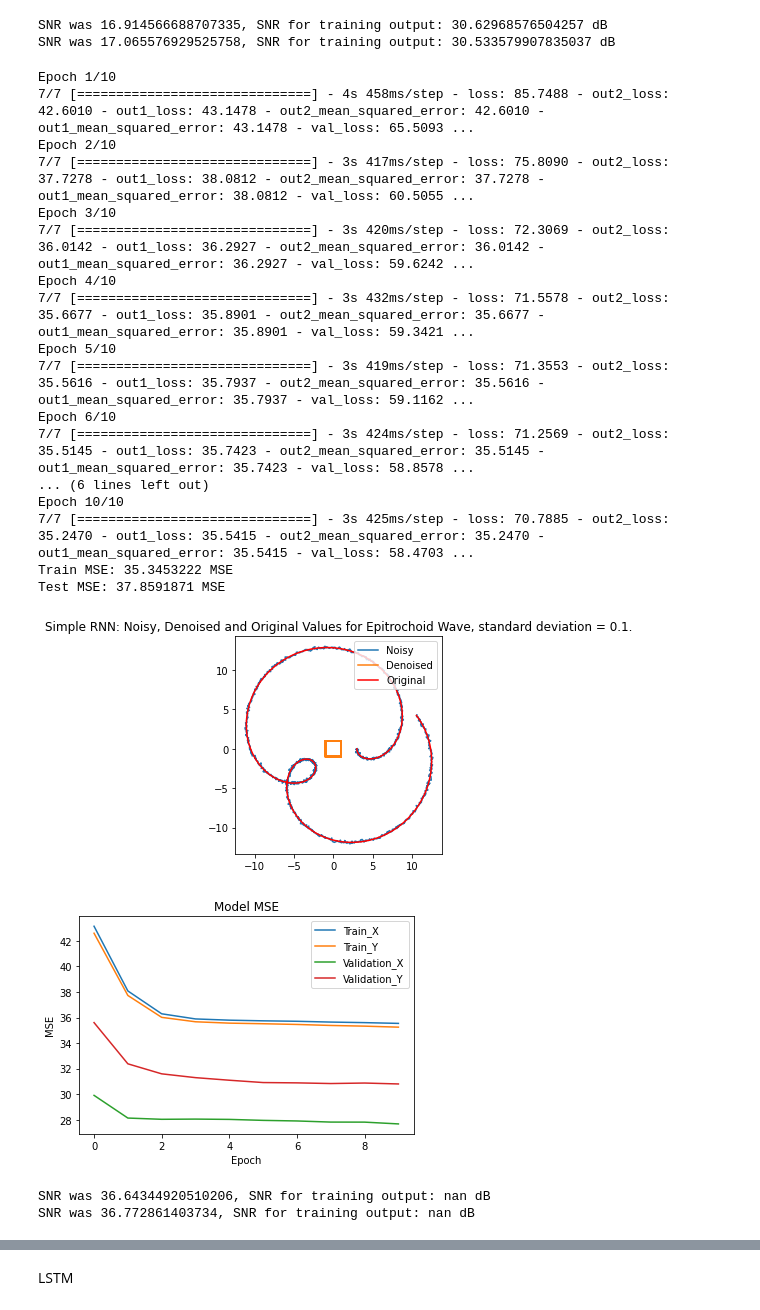
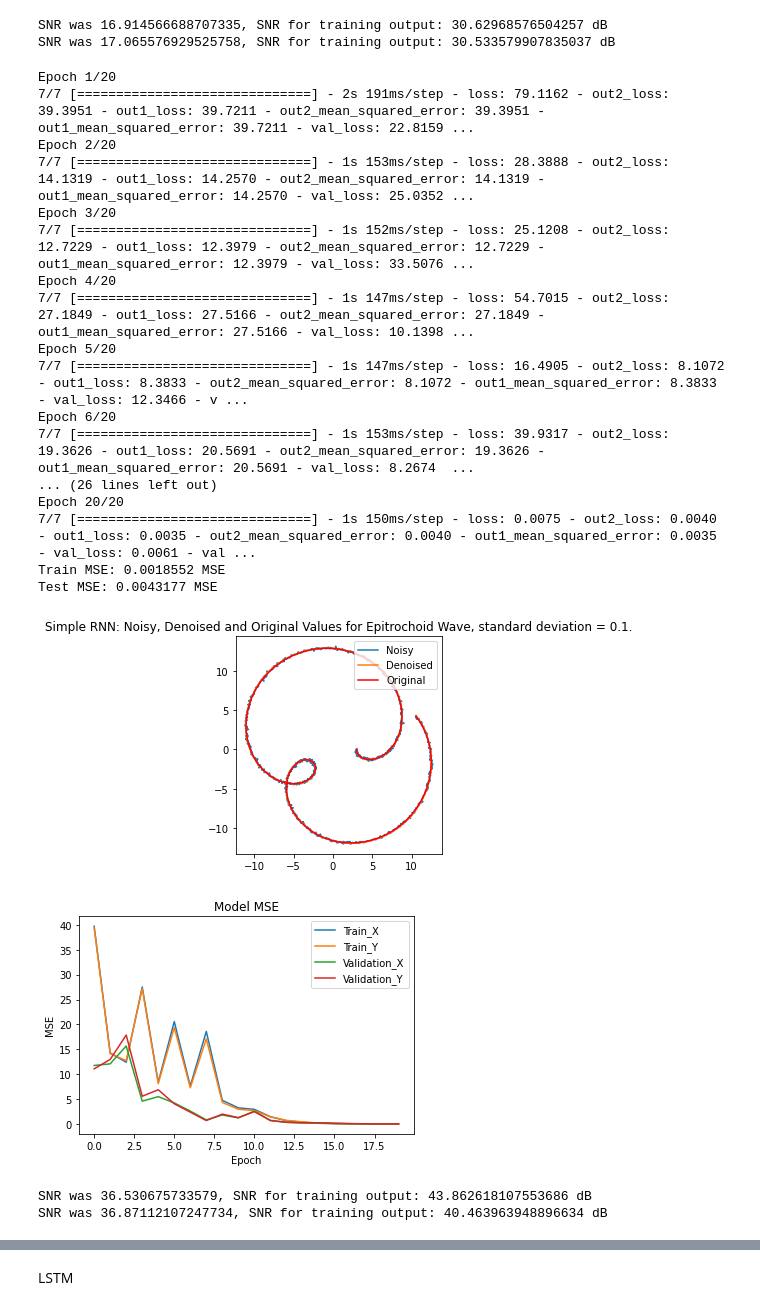
Before and after one commit to asadian98/Deep-Learning-Course-EE25647, a Jupyter notebook: HW3/HW3_Q2.ipynb, the cells around one changed output, grey strips where cells are left out. Cells and saved outputs as stored; diff of their text form; code cells hidden in the pictures.

```diff
--- a/HW3/HW3_Q2.ipynb
+++ b/HW3/HW3_Q2.ipynb
@@ -116,11 +116,11 @@ def plot_result(trainY, testY, train_predict, test_predict, Signal_name, std, Si
     else:
       plt.title('Simple RNN: Denoised Values for {}, standard deviation = {}. The Black Line Separates The Training And Test Examples'.format(Signal_name, std))
 
-def plot_result2(trainY, train_predict, Signal_name, std, Signal, LSTM_flag):
+def plot_result2(trainY, train_predict, Signal_name, std, Signal, LSTM_flag, time_steps):
 
     figure, axes = plt.subplots(1)
     axes.plot(trainY[0, :, 0], trainY[0, :, 1])
-    axes.plot(train_predict[:, 0], train_predict[:, 1])
+    axes.plot(train_predict[:time_steps, 0], train_predict[:time_steps, 1])
     axes.plot(Signal[:len(trainY[0, :, 0]), 0], Signal[:len(trainY[0, :, 0]), 1], color = 'r')
     plt.legend(['Noisy', 'Denoised', 'Original'])
     axes.set_aspect(1)
@@ -172,23 +172,23 @@ def create_RNN(lr, LSTM_flag, num_units, dim, time_steps):
       x = SimpleRNN(num_units, activation='tanh')(inputLayer)
 
     if(dim == 2):
-      y1_output = Dense(units=1000, activation='tanh', name='out1')(x)
-      y2_output = Dense(units=1000, activation='tanh', name='out2')(x)
+      y1_output = Dense(units=time_steps, name='out1')(x)
+      y2_output = Dense(units=time_steps, name='out2')(x)
 
       model = tf.keras.Model(inputLayer, outputs=[y2_output, y1_output])
     else:
-      y_output = Dense(units=1000, activation='tanh')(x)
+      y_output = Dense(units=time_steps)(x)
       model = tf.keras.Model(inputLayer, outputs=y_output)
 
     opt = tf.keras.optimizers.Adam(learning_rate=lr)
     model.compile(loss='mean_squared_error', optimizer=opt, metrics = 'mean_squared_error')
     return model
 
-def process(Signal, std, Signal_name, verbose, LSTM_flag = 0, lr = 0.001, batch_size = 1, number_of_epochs = 10, gridflag = 0, noise_time = 0, dim = 1):
+def process(Signal, std, Signal_name, verbose, LSTM_flag = 0, lr = 0.001, batch_size = 1, number_of_epochs = 10, gridflag = 0, noise_time = 0, dim = 1, time_steps = 1000):
   if(noise_time == 0):
     Signal_noisy = Signal + np.random.normal(0,std,size=Signal.shape)
   else:
-    Signal_noisy = [Signal[((i)*1000):((i+1)*1000)] + np.random.normal(i/10, std*i,size = Signal[((i)*1000):((i+1)*1000)].shape) for i in range(int(len(Signal)/1000))]
+    Signal_noisy = [Signal[((i)*time_steps):((i+1)*time_steps)] + np.random.normal(i/10, std*i,size = Signal[((i)*time_steps):((i+1)*time_steps)].shape) for i in range(int(len(Signal)/time_steps))]
 
   train_noisy = Signal_noisy[0:int(0.7*len(Signal_noisy))]
   valid_noisy = Signal_noisy[int(0.7*len(Signal_noisy)):int(0.8*len(Signal_noisy))]
@@ -198,12 +198,11 @@ def process(Signal, std, Signal_name, verbose, LSTM_flag = 0, lr = 0.001, batch_
   valid = Signal[int(0.7*len(Signal)):int(0.8*len(Signal))]
   test = Signal[int(0.8*len(Signal)):]
 
-  time_steps = 1000
   x_train, y_train = get_XY(train_noisy, train, time_steps, dim)
   x_valid, y_valid = get_XY(valid_noisy, valid, time_steps, dim)
   x_test, y_test = get_XY(test_noisy, test, time_steps, dim)
 
-  model = create_RNN(lr = lr, LSTM_flag = LSTM_flag, num_units = 200, dim = dim, time_steps = time_steps)
+  model = create_RNN(lr = lr, LSTM_flag = LSTM_flag, num_units = 100, dim = dim, time_steps = time_steps)
   if(dim == 2):
     history = model.fit(x_train, {'out1':y_train[:, :, 0], 'out2':y_train[:, :, 1]}, epochs=number_of_epochs, batch_size=batch_size, validation_data = (x_valid, {'out1':y_valid[:, :, 0], 'out2':y_valid[:, :, 1]}), verbose=verbose)
     # make predictions
@@ -228,7 +227,7 @@ def process(Signal, std, Signal_name, verbose, LSTM_flag = 0, lr = 0.001, batch_
       plot_result(x_train, x_test, train_predict, test_predict, Signal_name, std, Signal, LSTM_flag)
 
     if(dim == 2):
-      plot_result2(x_train, train_predict, Signal_name, std, Signal, LSTM_flag)
+      plot_result2(x_train, train_predict, Signal_name, std, Signal, LSTM_flag, time_steps)
 
     # Plot MSE for each epoch in training and validation
     LossAccPlot(history, dim)
@@ -645,29 +644,29 @@ SNR was 17.065576929525758, SNR for training output: 30.533579907835037 dB
 # %%
 # Simple RNN - Epitrochoid Wave
 Signal_2 = np.concatenate((np.reshape(x_epidro, (-1, 1)), np.reshape(y_epidro, (-1, 1))), axis = 1)
-process(Signal_2, std = 0.1, Signal_name = 'Epitrochoid Wave', lr = 0.001, batch_size = 1, number_of_epochs = 10, verbose = True, LSTM_flag = 0, gridflag = 0, noise_time = 0, dim = 2)
+process(Signal_2, std = 0.1, Signal_name = 'Epitrochoid Wave', lr = 0.01, batch_size = 1, number_of_epochs = 20, verbose = True, LSTM_flag = 0, gridflag = 0, noise_time = 0, dim = 2)
 # %% [output]
-Epoch 1/10
-7/7 [==============================] - 4s 458ms/step - loss: 85.7488 - out2_loss: 42.6010 - out1_loss: 43.1478 - out2_mean_squared_error: 42.6010 - out1_mean_squared_error: 43.1478 - val_loss: 65.5093 ...
-Epoch 2/10
-7/7 [==============================] - 3s 417ms/step - loss: 75.8090 - out2_loss: 37.7278 - out1_loss: 38.0812 - out2_mean_squared_error: 37.7278 - out1_mean_squared_error: 38.0812 - val_loss: 60.5055 ...
-Epoch 3/10
-7/7 [==============================] - 3s 420ms/step - loss: 72.3069 - out2_loss: 36.0142 - out1_loss: 36.2927 - out2_mean_squared_error: 36.0142 - out1_mean_squared_error: 36.2927 - val_loss: 59.6242 ...
-Epoch 4/10
-7/7 [==============================] - 3s 432ms/step - loss: 71.5578 - out2_loss: 35.6677 - out1_loss: 35.8901 - out2_mean_squared_error: 35.6677 - out1_mean_squared_error: 35.8901 - val_loss: 59.3421 ...
-Epoch 5/10
-7/7 [==============================] - 3s 419ms/step - loss: 71.3553 - out2_loss: 35.5616 - out1_loss: 35.7937 - out2_mean_squared_error: 35.5616 - out1_mean_squared_error: 35.7937 - val_loss: 59.1162 ...
-Epoch 6/10
-7/7 [==============================] - 3s 424ms/step - loss: 71.2569 - out2_loss: 35.5145 - out1_loss: 35.7423 - out2_mean_squared_error: 35.5145 - out1_mean_squared_error: 35.7423 - val_loss: 58.8578 ...
-... (6 lines left out)
-Epoch 10/10
-7/7 [==============================] - 3s 425ms/step - loss: 70.7885 - out2_loss: 35.2470 - out1_loss: 35.5415 - out2_mean_squared_error: 35.2470 - out1_mean_squared_error: 35.5415 - val_loss: 58.4703 ...
-Train MSE: 35.3453222 MSE
-Test MSE: 37.8591871 MSE
+Epoch 1/20
+7/7 [==============================] - 2s 191ms/step - loss: 79.1162 - out2_loss: 39.3951 - out1_loss: 39.7211 - out2_mean_squared_error: 39.3951 - out1_mean_squared_error: 39.7211 - val_loss: 22.8159 ...
+Epoch 2/20
+7/7 [==============================] - 1s 153ms/step - loss: 28.3888 - out2_loss: 14.1319 - out1_loss: 14.2570 - out2_mean_squared_error: 14.1319 - out1_mean_squared_error: 14.2570 - val_loss: 25.0352 ...
+Epoch 3/20
+7/7 [==============================] - 1s 152ms/step - loss: 25.1208 - out2_loss: 12.7229 - out1_loss: 12.3979 - out2_mean_squared_error: 12.7229 - out1_mean_squared_error: 12.3979 - val_loss: 33.5076 ...
+Epoch 4/20
+7/7 [==============================] - 1s 147ms/step - loss: 54.7015 - out2_loss: 27.1849 - out1_loss: 27.5166 - out2_mean_squared_error: 27.1849 - out1_mean_squared_error: 27.5166 - val_loss: 10.1398 ...
+Epoch 5/20
+7/7 [==============================] - 1s 147ms/step - loss: 16.4905 - out2_loss: 8.1072 - out1_loss: 8.3833 - out2_mean_squared_error: 8.1072 - out1_mean_squared_error: 8.3833 - val_loss: 12.3466 - v ...
+Epoch 6/20
+7/7 [==============================] - 1s 153ms/step - loss: 39.9317 - out2_loss: 19.3626 - out1_loss: 20.5691 - out2_mean_squared_error: 19.3626 - out1_mean_squared_error: 20.5691 - val_loss: 8.2674  ...
+... (26 lines left out)
+Epoch 20/20
+7/7 [==============================] - 1s 150ms/step - loss: 0.0075 - out2_loss: 0.0040 - out1_loss: 0.0035 - out2_mean_squared_error: 0.0040 - out1_mean_squared_error: 0.0035 - val_loss: 0.0061 - val ...
+Train MSE: 0.0018552 MSE
+Test MSE: 0.0043177 MSE
-[figure, old version]
+[figure, new version]
-[figure, old version]
+[figure, new version]
-SNR was 36.64344920510206, SNR for training output: nan dB
-SNR was 36.772861403734, SNR for training output: nan dB
+SNR was 36.530675733579, SNR for training output: 43.862618107553686 dB
+SNR was 36.87112107247734, SNR for training output: 40.463963948896634 dB
 # %%
 # Simple RNN - Epitrochoid Wave
 Signal_3 = np.concatenate((np.reshape(x_neph, (-1, 1)), np.reshape(y_neph, (-1, 1))), axis = 1)
```
Also changed, not shown: parts of 4 cells of this notebook.
